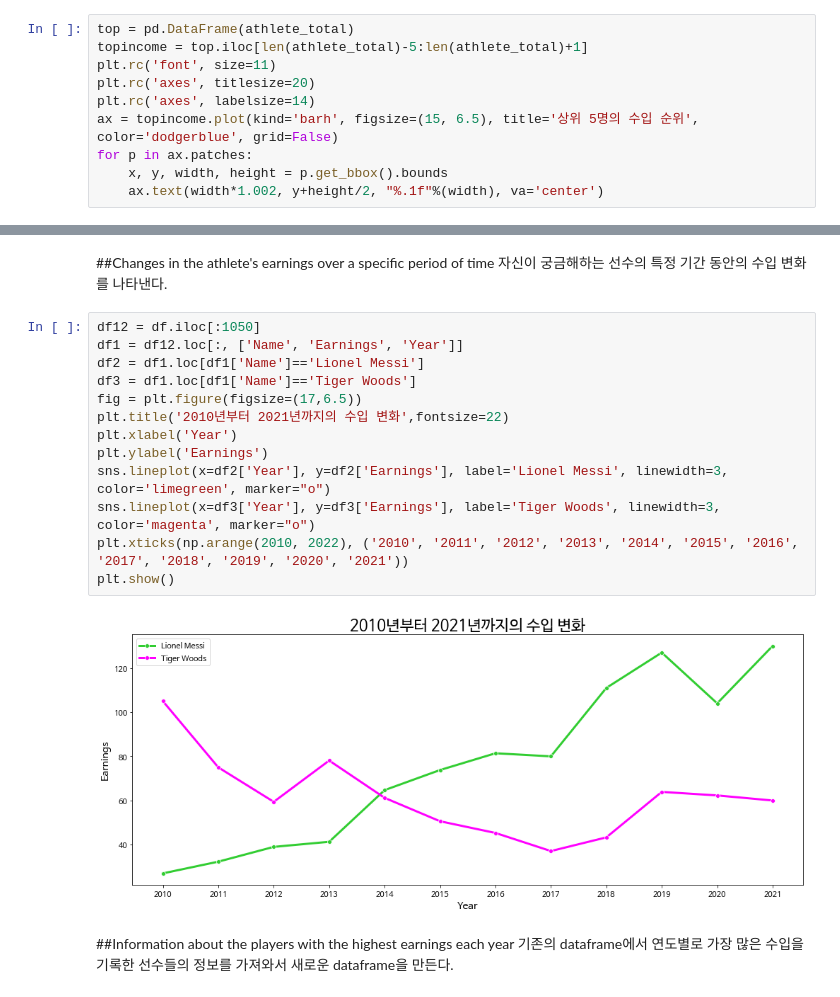
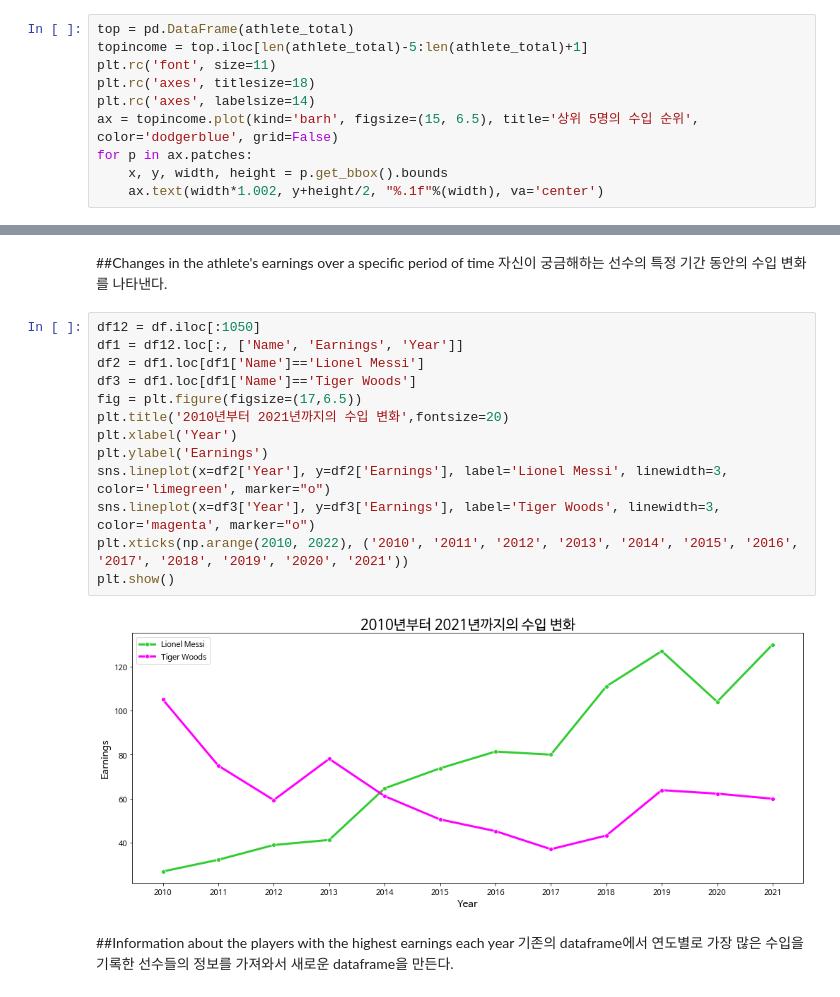
Before and after one commit to gjsin1105/DAP__, a Jupyter notebook: FinalProject.ipynb, the cells around one changed output, grey strips where cells are left out. Cells and saved outputs as stored; diff of their text form.

```diff
--- a/FinalProject.ipynb
+++ b/FinalProject.ipynb
@@ -144,7 +140,7 @@ Name: Earnings, Length: 429, dtype: float64
 top = pd.DataFrame(athlete_total)
 topincome = top.iloc[len(athlete_total)-5:len(athlete_total)+1]
 plt.rc('font', size=11)
-plt.rc('axes', titlesize=20)
+plt.rc('axes', titlesize=18)
 plt.rc('axes', labelsize=14)
 ax = topincome.plot(kind='barh', figsize=(15, 6.5), title='상위 5명의 수입 순위', color='dodgerblue', grid=False)
 for p in ax.patches:
@@ -178,18 +174,18 @@ df.loc[df.reset_index().groupby('Sport')['Earnings'].idxmax()]
 # %%
 df12 = df.iloc[:1050]
 df1 = df12.loc[:, ['Name', 'Earnings', 'Year']]
 df2 = df1.loc[df1['Name']=='Lionel Messi']
 df3 = df1.loc[df1['Name']=='Tiger Woods']
 fig = plt.figure(figsize=(17,6.5))
-plt.title('2010년부터 2021년까지의 수입 변화',fontsize=22)
+plt.title('2010년부터 2021년까지의 수입 변화',fontsize=20)
 plt.xlabel('Year')
 plt.ylabel('Earnings')
 sns.lineplot(x=df2['Year'], y=df2['Earnings'], label='Lionel Messi', linewidth=3, color='limegreen', marker="o")
 sns.lineplot(x=df3['Year'], y=df3['Earnings'], label='Tiger Woods', linewidth=3, color='magenta', marker="o")
 plt.xticks(np.arange(2010, 2022), ('2010', '2011', '2012', '2013', '2014', '2015', '2016', '2017', '2018', '2019', '2020', '2021'))
 plt.show()
 # %% [output]
-[figure, old version]
+[figure, new version]
 # %% [markdown]
 ##Information about the players with the highest earnings each year
 기존의 dataframe에서 연도별로 가장 많은 수입을 기록한 선수들의 정보를 가져와서 새로운 dataframe을 만든다.
```
Also changed, not shown: parts of 8 cells of this notebook.
